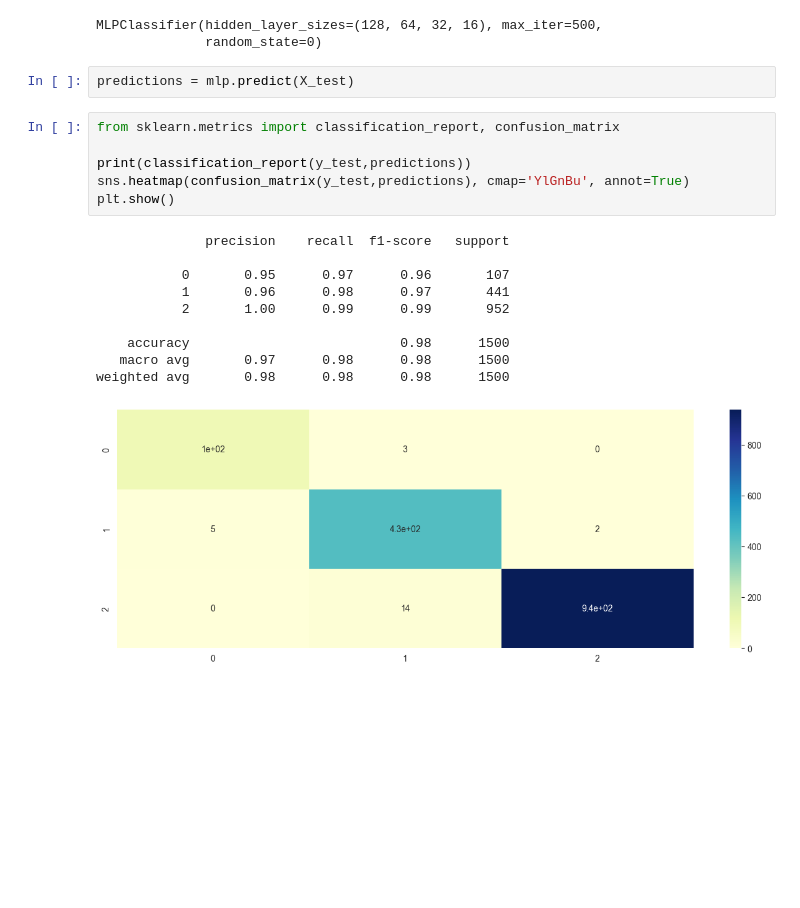
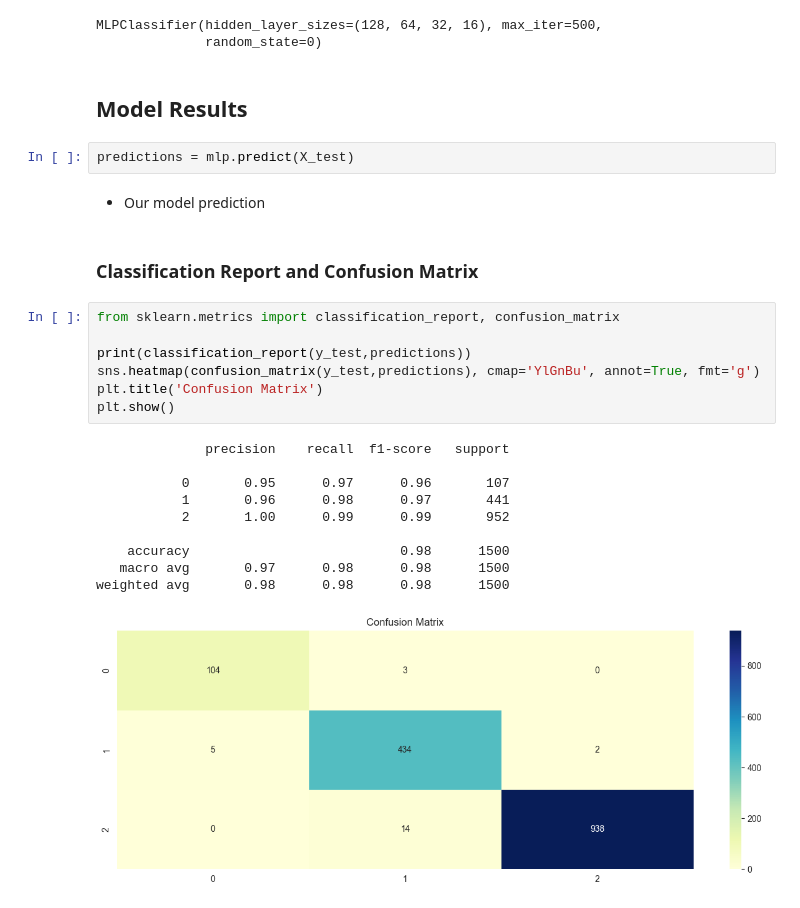
Before and after one commit to lcasel/COSC-4368-Project, a Jupyter notebook: traffic_project.ipynb, the cells around one changed output. Cells and saved outputs as stored; diff of their text form; blank space fills up the shorter version.

Commit message:
Partially finished Results

```diff
--- a/traffic_project.ipynb
+++ b/traffic_project.ipynb
@@ -146,22 +187,29 @@ mlp.fit(X_train, y_train)
 # %% [output]
 MLPClassifier(hidden_layer_sizes=(128, 64, 32, 16), max_iter=500,
               random_state=0)
+# %% [markdown]
+## Model Results
 # %%
 predictions = mlp.predict(X_test)
+# %% [markdown]
+- Our model prediction
+# %% [markdown]
+### Classification Report and Confusion Matrix
 # %%
 from sklearn.metrics import classification_report, confusion_matrix
 
 print(classification_report(y_test,predictions))
-sns.heatmap(confusion_matrix(y_test,predictions), cmap='YlGnBu', annot=True)
+sns.heatmap(confusion_matrix(y_test,predictions), cmap='YlGnBu', annot=True, fmt='g')
+plt.title('Confusion Matrix')
 plt.show()
 # %% [output]
               precision    recall  f1-score   support
 
            0       0.95      0.97      0.96       107
            1       0.96      0.98      0.97       441
            2       1.00      0.99      0.99       952
 
     accuracy                           0.98      1500
    macro avg       0.97      0.98      0.98      1500
 weighted avg       0.98      0.98      0.98      1500
-[figure, old version]
+[figure, new version]
```
Also changed, not shown: parts of 49 cells of this notebook.
